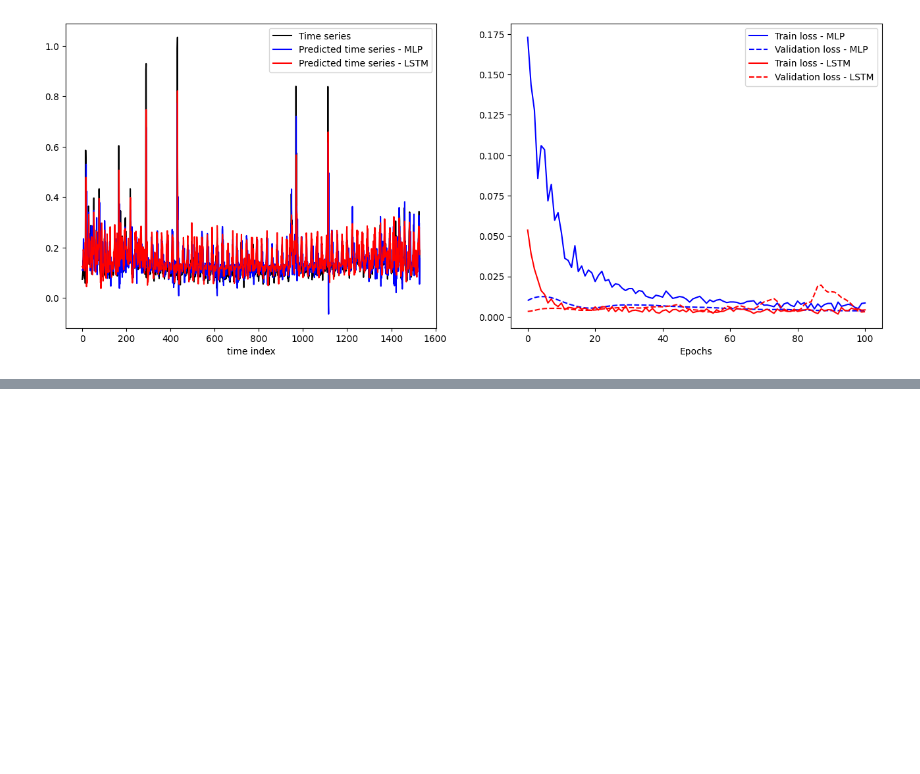
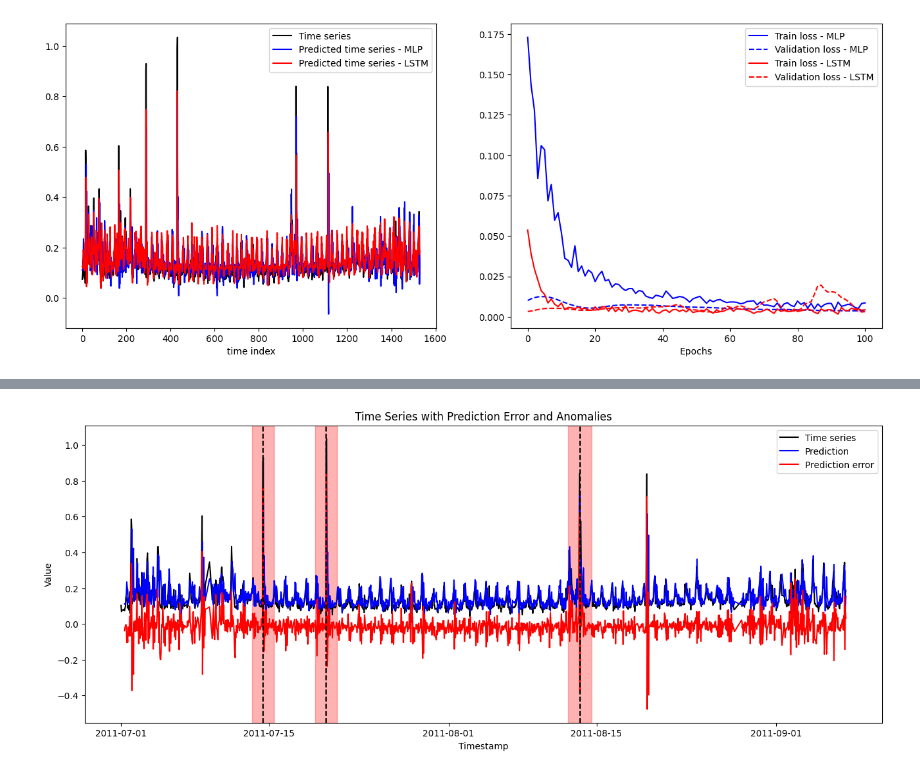
Before and after one commit to AlpSari/time_series_applications, a Jupyter notebook: anomaly_detection/by_forecasting.ipynb, the cells around one changed output, grey strips where cells are left out. Saved outputs shown, nothing was run; the diff lists cells and outputs as text; code cells hidden in the pictures; blank space fills up the shorter version.

```diff
--- a/anomaly_detection/by_forecasting.ipynb
+++ b/anomaly_detection/by_forecasting.ipynb
@@ -401,4 +431,10 @@ fig.show()
 # %%
 fig = go.Figure()
 fig = plot_results_timeseries(fig, df, y_pred_net, pred_error_net, anomaly_times, anomaly_windows, n_burn_in)
 fig.show()
+
+# Some browsers may not display the plotly figures, for those cases, showing the matplotlib figures
+fig, ax = plt.subplots(figsize=(16, 6))
+plot_results_timeseries_matplotlib(ax, df, y_pred_net, pred_error_net, anomaly_times, anomaly_windows, n_burn_in);
+# %% [output]
+[figure, added]
```
Also changed, not shown: parts of 2 cells of this notebook, 1 other file.
